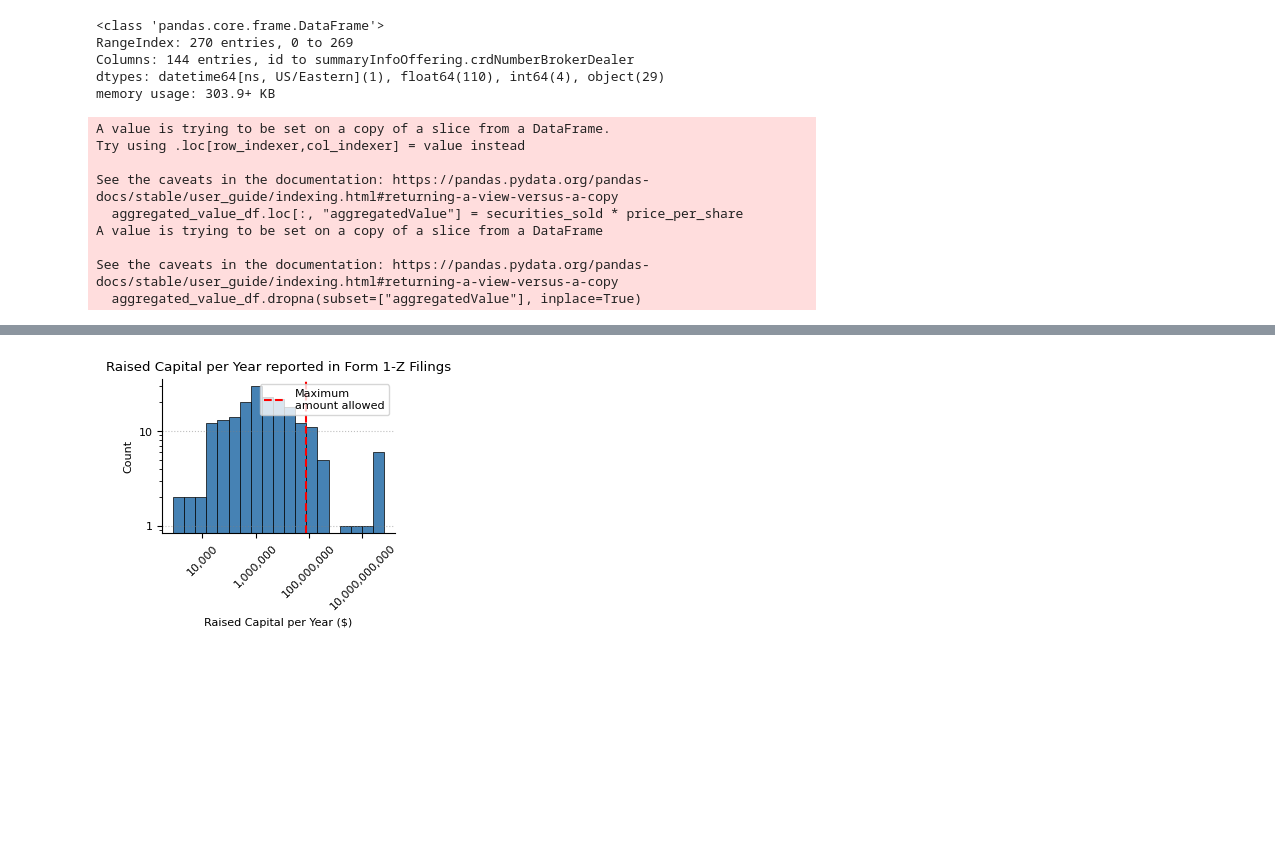
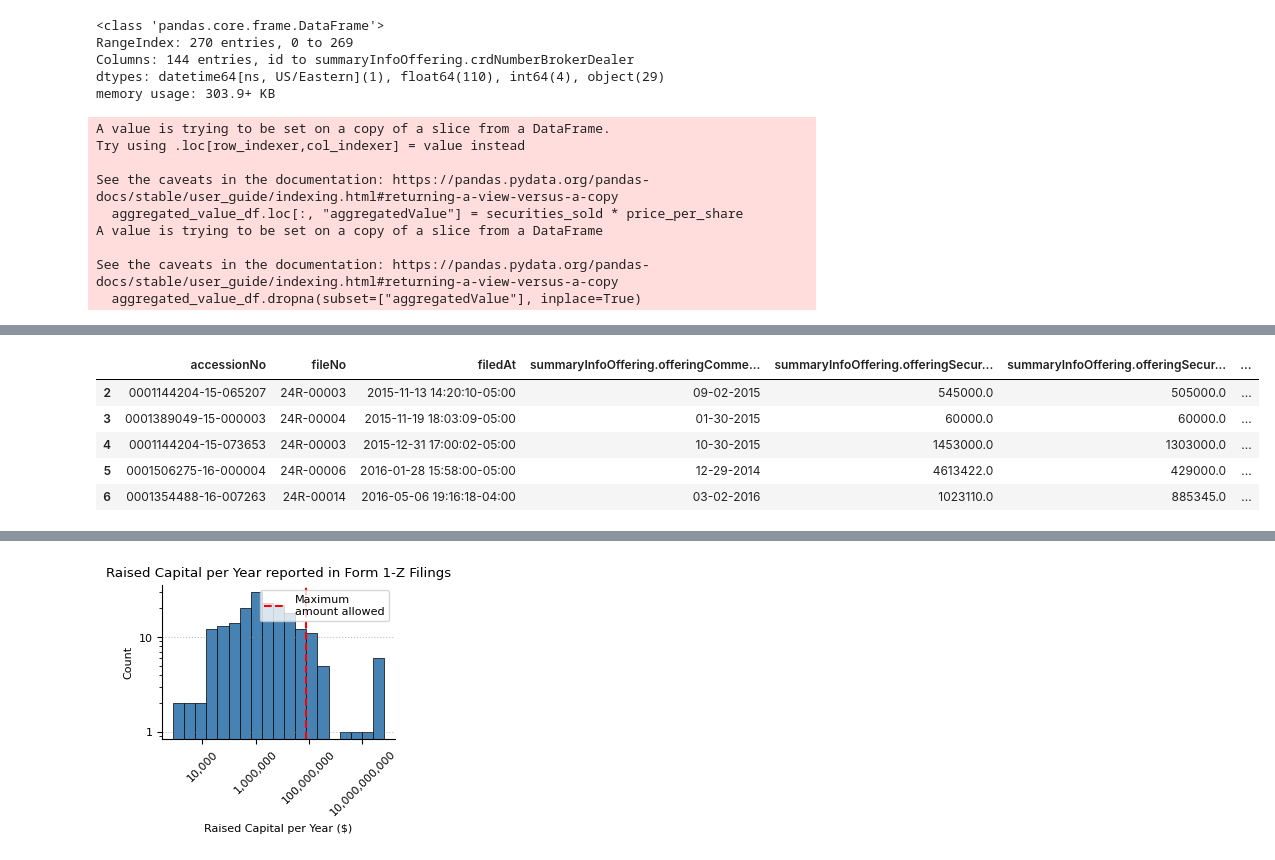
Before and after one commit to SEC-API-io/sec-api-cookbook, a Jupyter notebook: notebooks/reg-a/reg-a-tutorial-website.ipynb, the cells around one changed output, grey strips where cells are left out. Cells and saved outputs as stored; diff of their text form; code cells hidden in the pictures; blank space fills up the shorter version.

```diff
--- a/notebooks/reg-a/reg-a-tutorial-website.ipynb
+++ b/notebooks/reg-a/reg-a-tutorial-website.ipynb
@@ -182,7 +182,7 @@ plt.rcParams.update(params)
 form_name = "Reg A"
 form_name_escaped = "reg-a"
 # %%
-TARGET_FILE = "../../output/REG-A-dataset.jsonl"
+TARGET_FILE = "./REG-A-dataset.jsonl"
 structured_data = pd.read_json(TARGET_FILE, lines=True)
 structured_data = pd.json_normalize(structured_data.to_dict(orient="records"))
 
@@ -1208,7 +1208,7 @@ aggregated_value_df.dropna(subset=["aggregatedValue"], inplace=True)
 aggregated_value_df = aggregated_value_df.loc[
     aggregated_value_df["aggregatedValue"] > 1000
 ]
-aggregated_value_df.head
+aggregated_value_df.head()
 # %% [output]
 A value is trying to be set on a copy of a slice from a DataFrame.
 Try using .loc[row_indexer,col_indexer] = value instead
@@ -1239,3 +1222,9 @@ See the caveats in the documentation: https://pandas.pydata.org/pandas-docs/stab
+|  | accessionNo | fileNo | filedAt | summaryInfoOffering.offeringComme... | summaryInfoOffering.offeringSecur... | summaryInfoOffering.offeringSecur... | ... |
+| 2 | 0001144204-15-065207 | 24R-00003 | 2015-11-13 14:20:10-05:00 | 09-02-2015 | 545000.0 | 505000.0 | ... |
+| 3 | 0001389049-15-000003 | 24R-00004 | 2015-11-19 18:03:09-05:00 | 01-30-2015 | 60000.0 | 60000.0 | ... |
+| 4 | 0001144204-15-073653 | 24R-00003 | 2015-12-31 17:00:02-05:00 | 10-30-2015 | 1453000.0 | 1303000.0 | ... |
+| 5 | 0001506275-16-000004 | 24R-00006 | 2016-01-28 15:58:00-05:00 | 12-29-2014 | 4613422.0 | 429000.0 | ... |
+| 6 | 0001354488-16-007263 | 24R-00014 | 2016-05-06 19:16:18-04:00 | 03-02-2016 | 1023110.0 | 885345.0 | ... |
 # %%
 # convert the date fields to datetime
 aggregated_value_df["summaryInfoOffering.offeringCommenceDate"] = pd.to_datetime(
```
Also changed, not shown: parts of 1 cell of this notebook.
